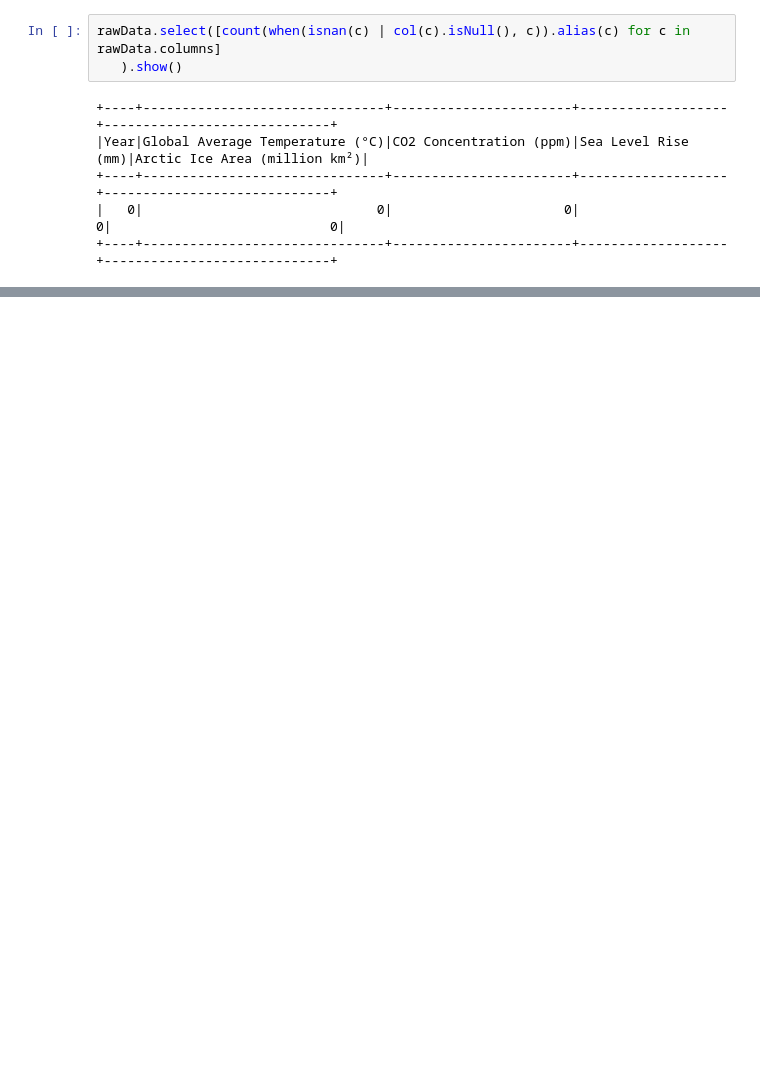
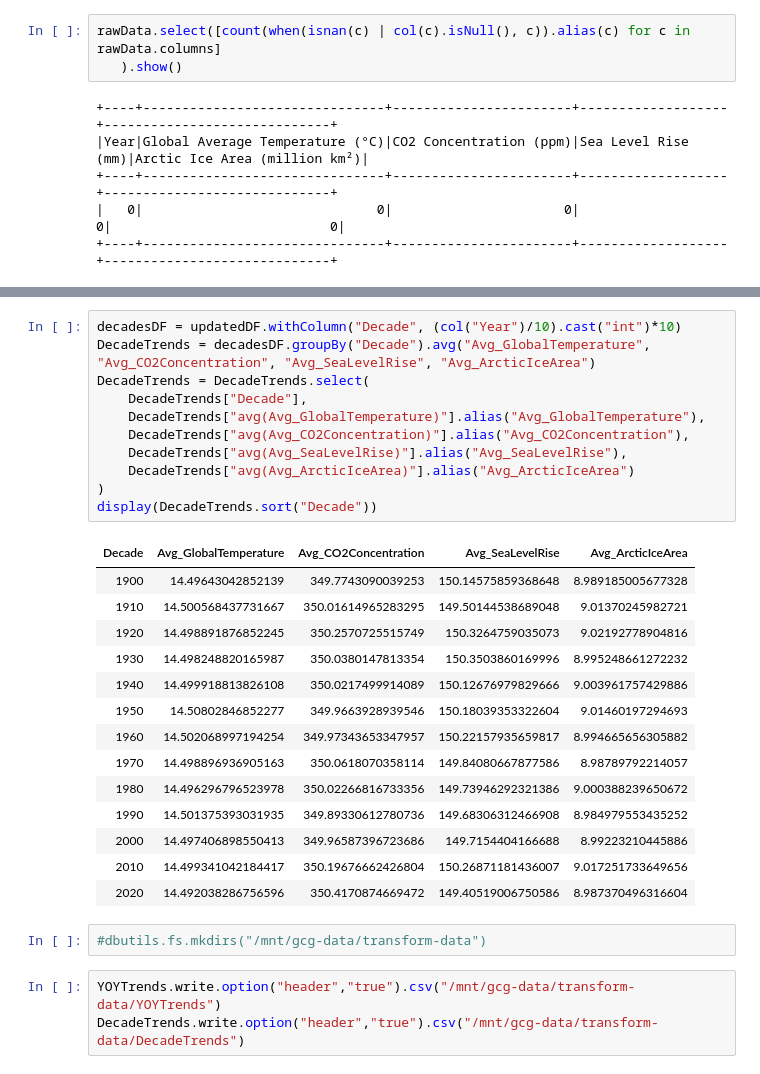
Before and after one commit to Nallaganti/globalClimeGraph, a Jupyter notebook: python-code/Data Transformation-gcg.ipynb, the cells around one changed output, grey strips where cells are left out. Cells and saved outputs as stored; diff of their text form; blank space fills up the shorter version.

```diff
--- a/python-code/Data Transformation-gcg.ipynb
+++ b/python-code/Data Transformation-gcg.ipynb
@@ -98,0 +153,31 @@ only showing top 5 rows
+# %%
+decadesDF = updatedDF.withColumn("Decade", (col("Year")/10).cast("int")*10)
+DecadeTrends = decadesDF.groupBy("Decade").avg("Avg_GlobalTemperature", "Avg_CO2Concentration", "Avg_SeaLevelRise", "Avg_ArcticIceArea")
+DecadeTrends = DecadeTrends.select(
+    DecadeTrends["Decade"],
+    DecadeTrends["avg(Avg_GlobalTemperature)"].alias("Avg_GlobalTemperature"),
+    DecadeTrends["avg(Avg_CO2Concentration)"].alias("Avg_CO2Concentration"),
+    DecadeTrends["avg(Avg_SeaLevelRise)"].alias("Avg_SeaLevelRise"),
+    DecadeTrends["avg(Avg_ArcticIceArea)"].alias("Avg_ArcticIceArea")
+)
+display(DecadeTrends.sort("Decade"))
+# %% [output]
+| Decade | Avg_GlobalTemperature | Avg_CO2Concentration | Avg_SeaLevelRise | Avg_ArcticIceArea |
+| 1900 | 14.49643042852139 | 349.7743090039253 | 150.14575859368648 | 8.989185005677328 |
+| 1910 | 14.500568437731667 | 350.01614965283295 | 149.50144538689048 | 9.01370245982721 |
+| 1920 | 14.498891876852245 | 350.2570725515749 | 150.3264759035073 | 9.02192778904816 |
+| 1930 | 14.498248820165987 | 350.0380147813354 | 150.3503860169996 | 8.995248661272232 |
+| 1940 | 14.499918813826108 | 350.0217499914089 | 150.12676979829666 | 9.003961757429886 |
+| 1950 | 14.50802846852277 | 349.9663928939546 | 150.18039353322604 | 9.01460197294693 |
+| 1960 | 14.502068997194254 | 349.97343653347957 | 150.22157935659817 | 8.994665656305882 |
+| 1970 | 14.498896936905163 | 350.0618070358114 | 149.84080667877586 | 8.98789792214057 |
+| 1980 | 14.496296796523978 | 350.02266816733356 | 149.73946292321386 | 9.000388239650672 |
+| 1990 | 14.501375393031935 | 349.89330612780736 | 149.68306312466908 | 8.984979553435252 |
+| 2000 | 14.497406898550413 | 349.96587396723686 | 149.7154404166688 | 8.99223210445886 |
+| 2010 | 14.499341042184417 | 350.19676662426804 | 150.26871181436007 | 9.017251733649656 |
+| 2020 | 14.492038286756596 | 350.4170874669472 | 149.40519006750586 | 8.987370496316604 |
+# %%
+#dbutils.fs.mkdirs("/mnt/gcg-data/transform-data")
+# %%
+YOYTrends.write.option("header","true").csv("/mnt/gcg-data/transform-data/YOYTrends")
+DecadeTrends.write.option("header","true").csv("/mnt/gcg-data/transform-data/DecadeTrends")
```
Also changed, not shown: parts of 15 cells of this notebook.
